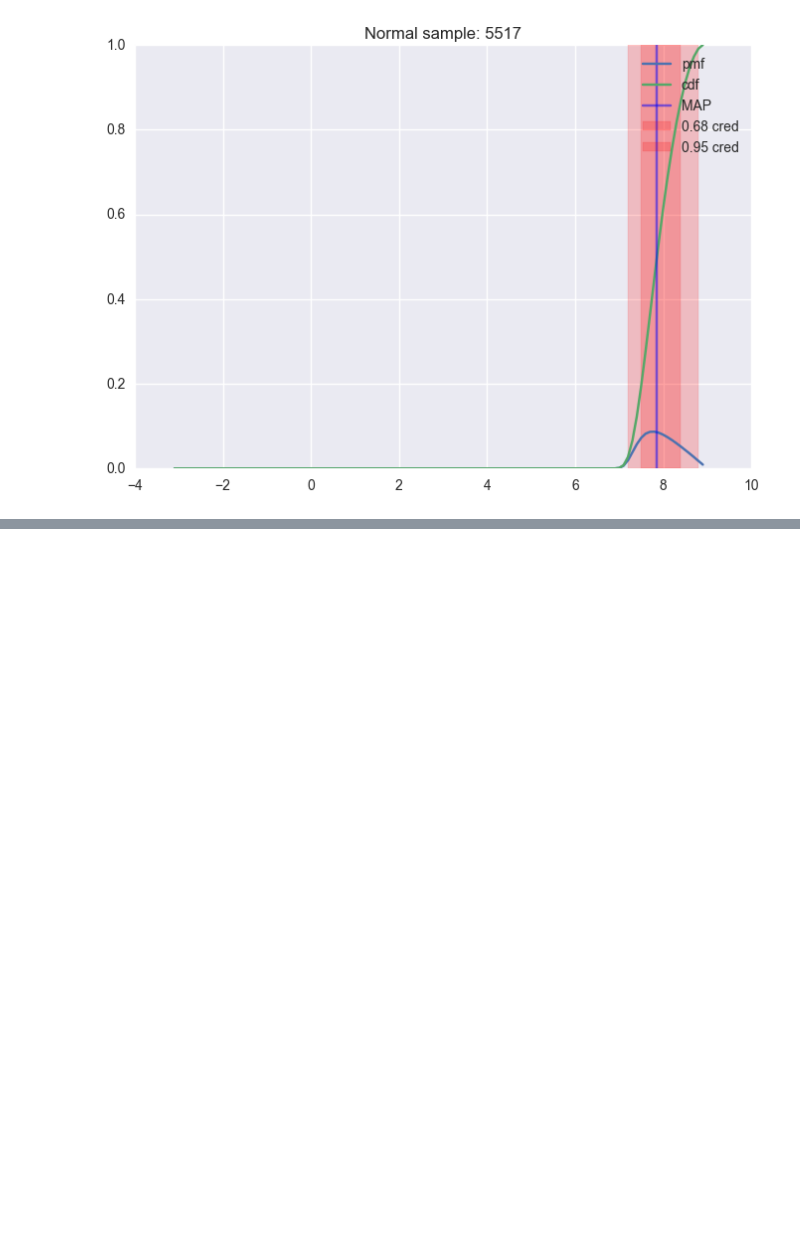
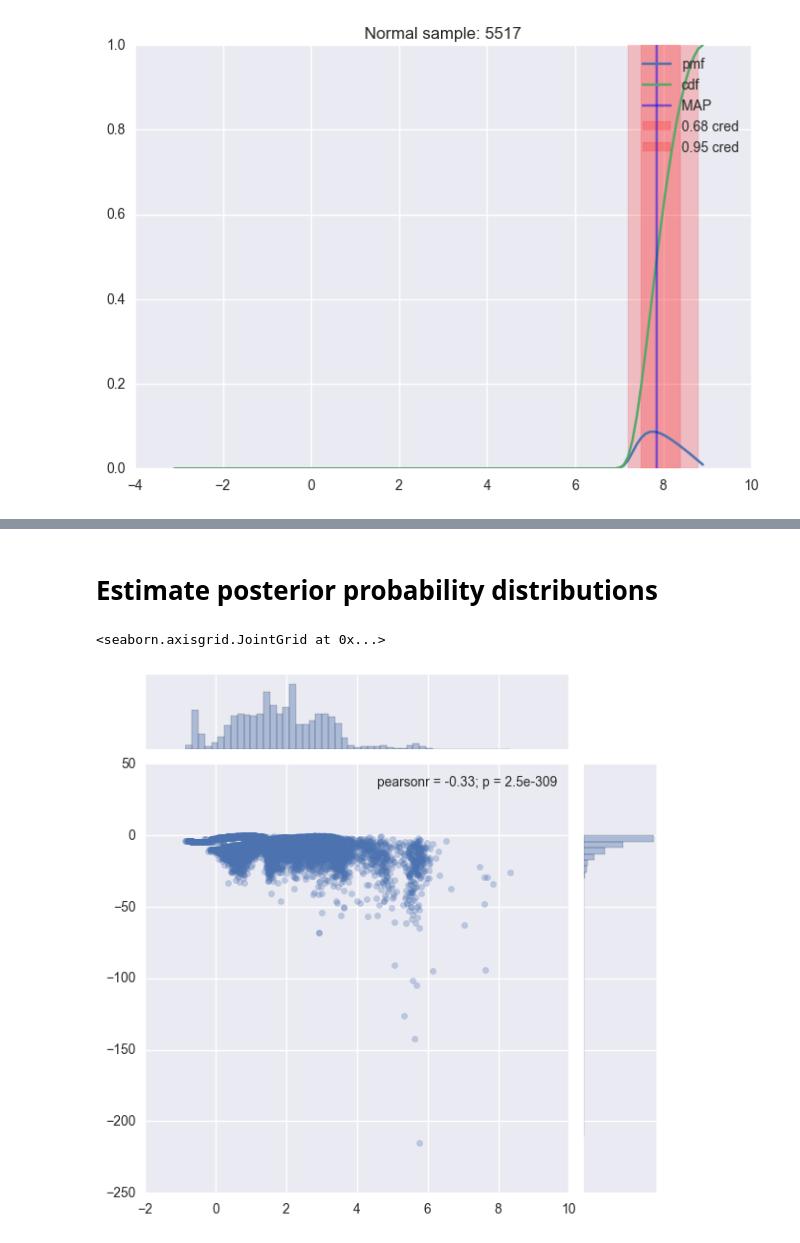
Before and after one commit to asford/protease_experimental_analysis, a Jupyter notebook: sequencing_model_example.ipynb, the cells around one changed output, grey strips where cells are left out. Drawn from its saved outputs; the diff is of its cells as text; code cells hidden in the pictures; blank space fills up the shorter version.

```diff
--- a/sequencing_model_example.ipynb
+++ b/sequencing_model_example.ipynb
@@ -154,0 +201,2 @@ chymo_src_data.iloc[isamples]
+# %% [markdown]
+# Estimate posterior probability distributions
@@ -154,0 +229,11 @@ chymo_src_data.iloc[isamples]
+# %%
+sel_sum = chymo_model.model_outlier_summary(default_map)
+# %%
+mean_llh = numpy.nanmean(
+    numpy.stack([v["sel_log_likelihood"] for v in sel_sum.values()]),
+    axis=0)
+mean_llh[~numpy.isfinite(mllh)] = -250
+seaborn.jointplot( default_map["sel_ec50"], mean_llh, joint_kws={"alpha" : .3})
+# %% [output]
+<seaborn.axisgrid.JointGrid at 0x...>
+[figure, added]
```
Also changed, not shown: parts of 8 cells of this notebook, 1 other file.
